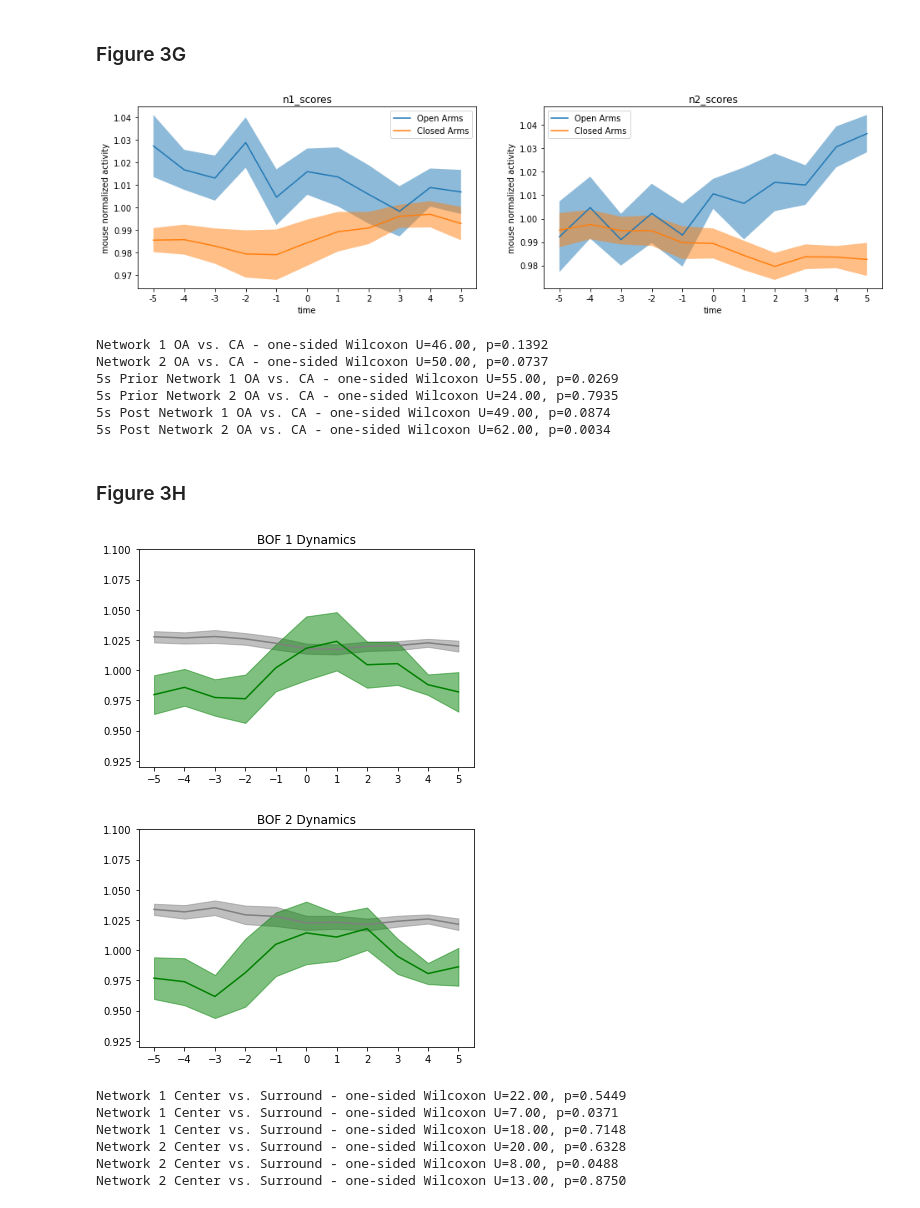
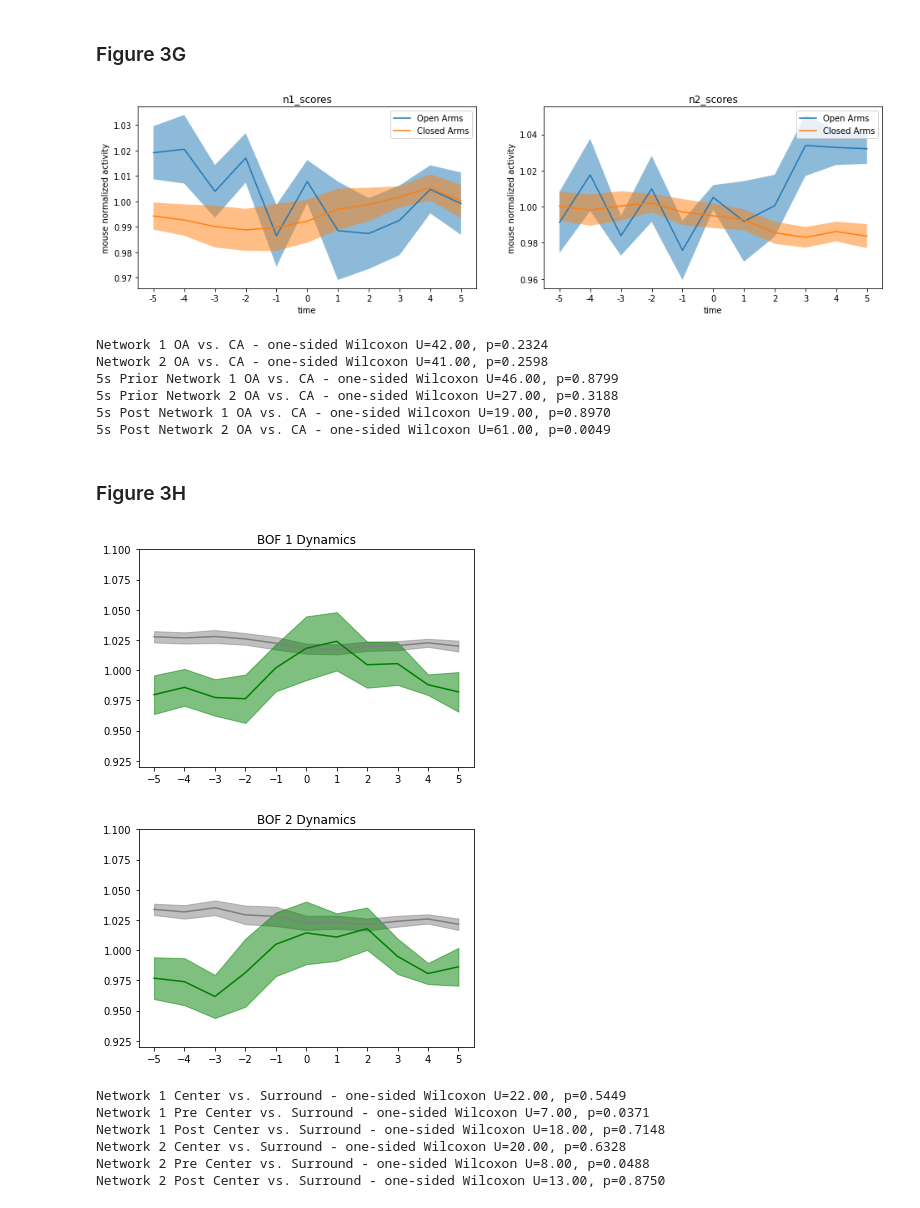
Before and after one commit to carlson-lab/Anxiety, a Jupyter notebook: FullDataWork/Paper_Statistics/Paper_Stats/Figure_3_stats_and_plots.ipynb, the cells around one changed output. Drawn from its saved outputs; the diff is of its cells as text; code cells hidden in the pictures.

```diff
--- a/FullDataWork/Paper_Statistics/Paper_Stats/Figure_3_stats_and_plots.ipynb
+++ b/FullDataWork/Paper_Statistics/Paper_Stats/Figure_3_stats_and_plots.ipynb
@@ -442,9 +448,7 @@ Paired two-tailed t-test result: t=3.97,p=0.00413918
 ### Figure 3G
 # %%
 PROJECT_PATH = "/hpc/home/mk423/Anxiety/FullDataWork/Projections/"
-data_file = "EPM_11s_window_stats_struct.csv"
-last_five_stats_df = pd.read_csv(PROJECT_PATH + "last_5_EPM_11s_window_stats_struct.csv")
-first_five_stats_df = pd.read_csv(PROJECT_PATH + "first_5_EPM_11s_window_stats_struct.csv")
+data_file = "EPM_11s_window_stats_struct_timestopped.csv"
 stats_df = pd.read_csv(PROJECT_PATH + data_file)
 
 plt.figure(figsize=(16,4))
@@ -492,7 +496,7 @@ for idx,score_type in enumerate(["n1_scores","n2_scores"]):
     plt.legend()
 plt.show()
 
-data_file = "EPM_OA_vs_CA_11_second_neighborhood_all_nets.csv"
+data_file = "EPM_OA_vs_CA_11_second_neighborhood_all_nets_timestopped.csv"
 
 df = pd.read_csv(PROJECT_PATH + data_file)
 ## Network 1
@@ -533,7 +537,7 @@ ca_mask = np.logical_and(df.network=="n1",
 
 result = wilcoxon(np.mean(df[oa_mask==1][pre_idxs].values,axis=1),
                   np.mean(df[ca_mask==1][pre_idxs].values,axis=1),
-                  alternative="greater")
+                  alternative="less")
 
 print("5s Prior Network 1 OA vs. CA - one-sided Wilcoxon U={:.2f}, p={:.4f}".format(result.statistic,result.pvalue))
 
@@ -546,44 +550,44 @@ ca_mask = np.logical_and(df.network=="n2",
 
 result = wilcoxon(np.mean(df[oa_mask==1][pre_idxs].values,axis=1),
                   np.mean(df[ca_mask==1][pre_idxs].values,axis=1),
-                  alternative="greater")
+                  alternative="less")
 
 print("5s Prior Network 2 OA vs. CA - one-sided Wilcoxon U={:.2f}, p={:.4f}".format(result.statistic,result.pvalue))
 
 
 ## Network 1
 
 oa_mask = np.logical_and(df.network=="n1",
                          df.location=="OpenArms")
 ca_mask = np.logical_and(df.network=="n1",
                          df.location=="ClosedArms")
 
 result = wilcoxon(np.mean(df[oa_mask==1][post_idxs].values,axis=1),
                   np.mean(df[ca_mask==1][post_idxs].values,axis=1),
                   alternative="greater")
 
 print("5s Post Network 1 OA vs. CA - one-sided Wilcoxon U={:.2f}, p={:.4f}".format(result.statistic,result.pvalue))
 
 ## Network 2
 
 oa_mask = np.logical_and(df.network=="n2",
                          df.location=="OpenArms")
 ca_mask = np.logical_and(df.network=="n2",
                          df.location=="ClosedArms")
 
 result = wilcoxon(np.mean(df[oa_mask==1][post_idxs].values,axis=1),
                   np.mean(df[ca_mask==1][post_idxs].values,axis=1),
                   alternative="greater")
 
 print("5s Post Network 2 OA vs. CA - one-sided Wilcoxon U={:.2f}, p={:.4f}".format(result.statistic,result.pvalue))
 # %% [output]
-[figure, old version]
+[figure, new version]
-Network 1 OA vs. CA - one-sided Wilcoxon U=46.00, p=0.1392
-Network 2 OA vs. CA - one-sided Wilcoxon U=50.00, p=0.0737
-5s Prior Network 1 OA vs. CA - one-sided Wilcoxon U=55.00, p=0.0269
-5s Prior Network 2 OA vs. CA - one-sided Wilcoxon U=24.00, p=0.7935
-5s Post Network 1 OA vs. CA - one-sided Wilcoxon U=49.00, p=0.0874
-5s Post Network 2 OA vs. CA - one-sided Wilcoxon U=62.00, p=0.0034
+Network 1 OA vs. CA - one-sided Wilcoxon U=42.00, p=0.2324
+Network 2 OA vs. CA - one-sided Wilcoxon U=41.00, p=0.2598
+5s Prior Network 1 OA vs. CA - one-sided Wilcoxon U=46.00, p=0.8799
+5s Prior Network 2 OA vs. CA - one-sided Wilcoxon U=27.00, p=0.3188
+5s Post Network 1 OA vs. CA - one-sided Wilcoxon U=19.00, p=0.8970
+5s Post Network 2 OA vs. CA - one-sided Wilcoxon U=61.00, p=0.0049
 # %% [markdown]
 ### Figure 3H
 # %%
@@ -657,7 +661,7 @@ result = wilcoxon(np.mean(df[center_mask==1][pre_idxs],axis=1),
                   alternative="less")
 
 #print(df[center_mask==1]["0"],df[surr_mask==1]["0"])
-print("Network 1 Center vs. Surround - one-sided Wilcoxon U={:.2f}, p={:.4f}".format(result.statistic,result.pvalue))
+print("Network 1 Pre Center vs. Surround - one-sided Wilcoxon U={:.2f}, p={:.4f}".format(result.statistic,result.pvalue))
 
 
 ## Network 1
@@ -672,7 +676,7 @@ result = wilcoxon(np.mean(df[center_mask==1][post_idxs],axis=1),
                   alternative="greater")
 
 #print(df[center_mask==1]["0"],df[surr_mask==1]["0"])
-print("Network 1 Center vs. Surround - one-sided Wilcoxon U={:.2f}, p={:.4f}".format(result.statistic,result.pvalue))
+print("Network 1 Post Center vs. Surround - one-sided Wilcoxon U={:.2f}, p={:.4f}".format(result.statistic,result.pvalue))
 
 ## Network 2
 
@@ -702,7 +706,7 @@ result = wilcoxon(np.mean(df[center_mask==1][pre_idxs],axis=1),
 
 #print(df[center_mask==1]["0"],df[surr_mask==1]["0"])
 
-print("Network 2 Center vs. Surround - one-sided Wilcoxon U={:.2f}, p={:.4f}".format(result.statistic,result.pvalue))
+print("Network 2 Pre Center vs. Surround - one-sided Wilcoxon U={:.2f}, p={:.4f}".format(result.statistic,result.pvalue))
 
 ## Network 2
 
@@ -717,14 +721,14 @@ result = wilcoxon(np.mean(df[center_mask==1][post_idxs],axis=1),
 
 #print(df[center_mask==1]["0"],df[surr_mask==1]["0"])
 
-print("Network 2 Center vs. Surround - one-sided Wilcoxon U={:.2f}, p={:.4f}".format(result.statistic,result.pvalue))
+print("Network 2 Post Center vs. Surround - one-sided Wilcoxon U={:.2f}, p={:.4f}".format(result.statistic,result.pvalue))
 #print(result)
 # %% [output]
 [figure]
 [figure]
 Network 1 Center vs. Surround - one-sided Wilcoxon U=22.00, p=0.5449
-Network 1 Center vs. Surround - one-sided Wilcoxon U=7.00, p=0.0371
-Network 1 Center vs. Surround - one-sided Wilcoxon U=18.00, p=0.7148
+Network 1 Pre Center vs. Surround - one-sided Wilcoxon U=7.00, p=0.0371
+Network 1 Post Center vs. Surround - one-sided Wilcoxon U=18.00, p=0.7148
 Network 2 Center vs. Surround - one-sided Wilcoxon U=20.00, p=0.6328
-Network 2 Center vs. Surround - one-sided Wilcoxon U=8.00, p=0.0488
-Network 2 Center vs. Surround - one-sided Wilcoxon U=13.00, p=0.8750
+Network 2 Pre Center vs. Surround - one-sided Wilcoxon U=8.00, p=0.0488
+Network 2 Post Center vs. Surround - one-sided Wilcoxon U=13.00, p=0.8750
```
Also changed, not shown: parts of 3 cells of this notebook, 2 other files.
